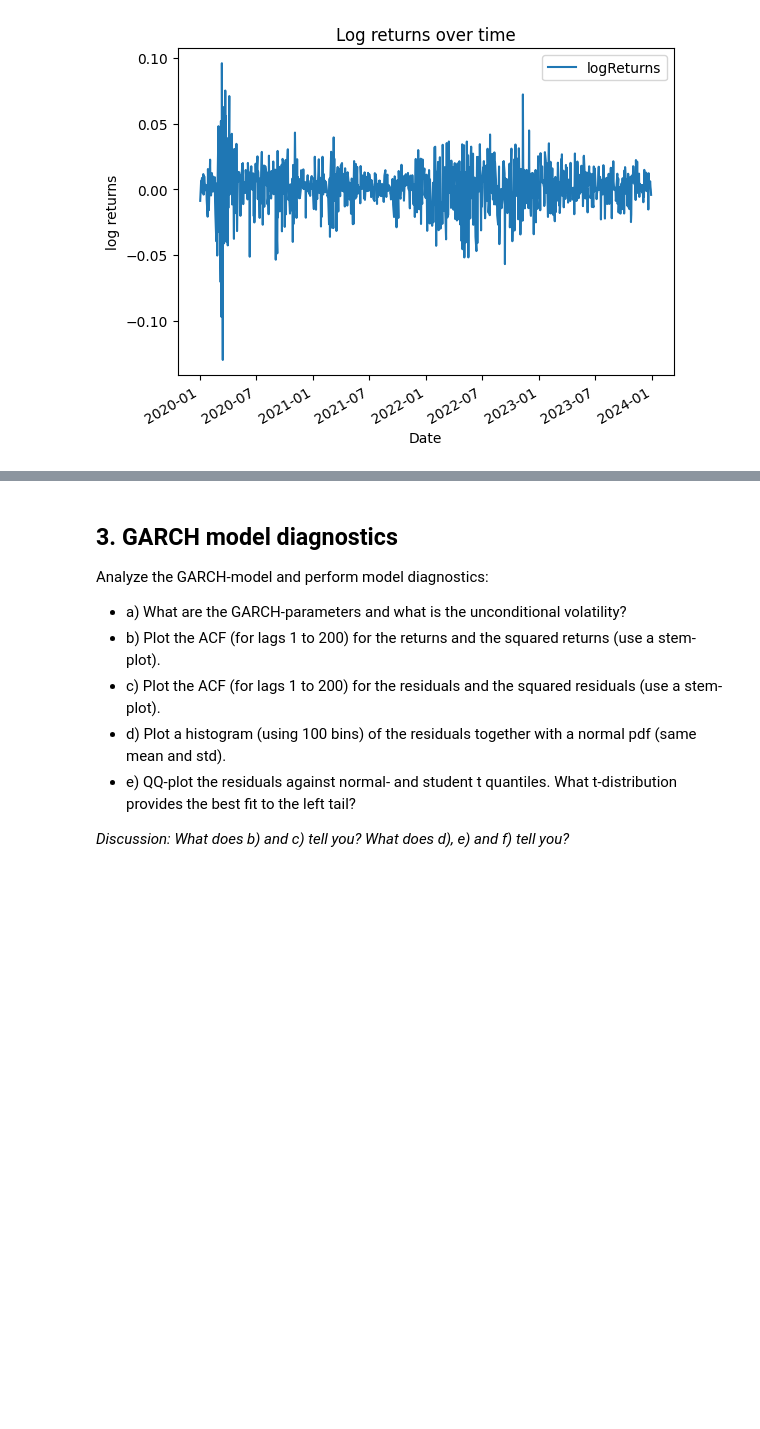
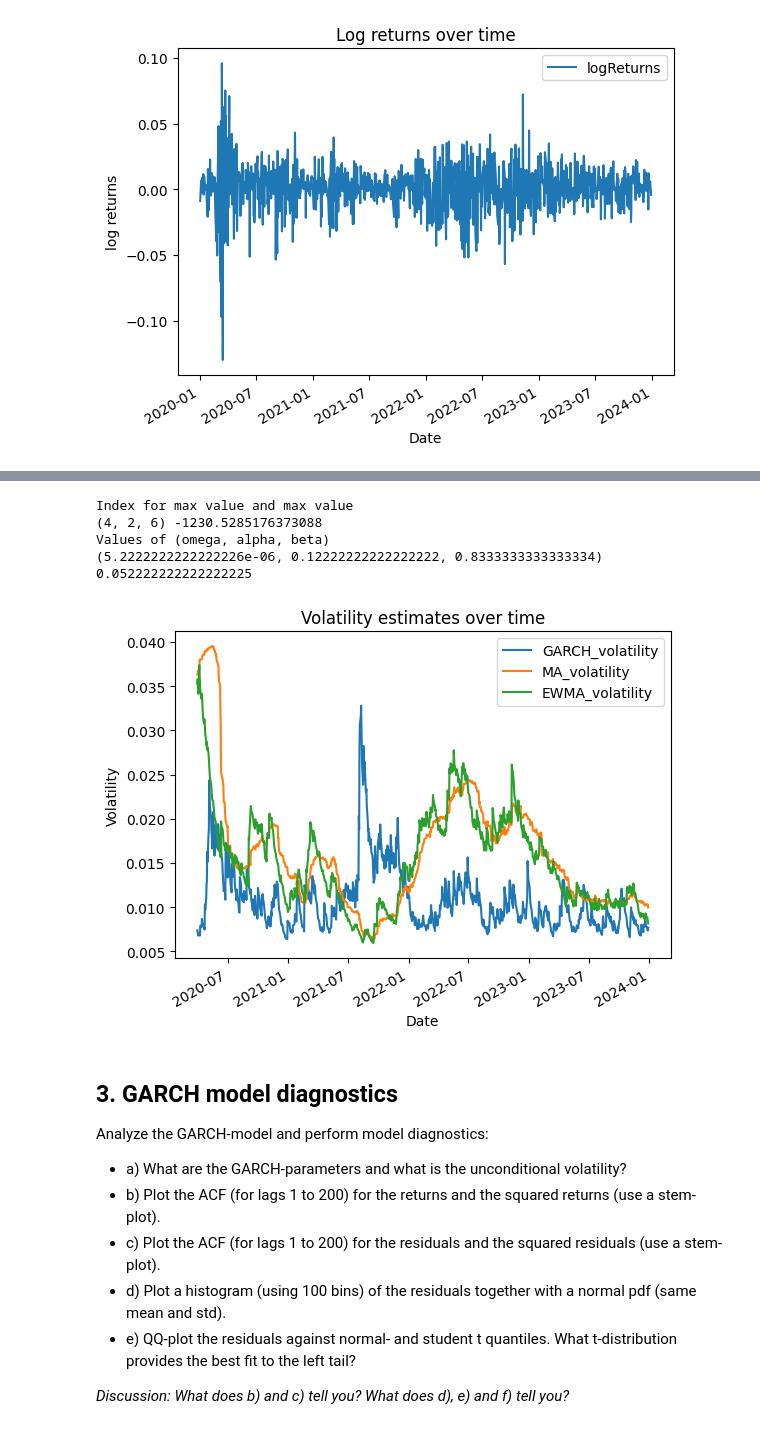
Before and after one commit to JohanHerbert/Lab1_ERM, a Jupyter notebook: Lab1_notebook.ipynb, the cells around one changed output, grey strips where cells are left out. Saved outputs shown, nothing was run; the diff lists cells and outputs as text; code cells hidden in the pictures; blank space fills up the shorter version.

```diff
--- a/Lab1_notebook.ipynb
+++ b/Lab1_notebook.ipynb
@@ -67,7 +70,7 @@ volatilityEstimateEWMA = np.zeros(price.shape[0]-T)
 initialVolatility = np.sqrt(np.mean( price.iloc[0:T]['squarePrice']))
 lambdaValue = 0.94
 
-for i in range(len(volatilityEstimateMA)):
+for i in range(len(volatilityEstimateEWMA)):
     volatilityEstimateEWMA[i] = np.sqrt( (1-lambdaValue) *  price.iloc[(i+T)]['squarePrice'] + lambdaValue* initialVolatility ** 2)
     initialVolatility = volatilityEstimateEWMA[i]
 # %%
@@ -96,0 +177,34 @@ forecast in the same plot as in 1.
+# %%
+## Find best point
+
+np.max(likelihood)
+maxValue = np.max(likelihood[likelihood != 0])
+maxIndex = np.unravel_index(np.argmax(likelihood == maxValue), likelihood. shape)
+
+print('Index for max value and max value')
+print(maxIndex, maxValue)
+
+valuesOfParameters = (OMEGA[maxIndex]/100**2, ALPHA[maxIndex], BETA[maxIndex])
+print('Values of (omega, alpha, beta)')
+print(valuesOfParameters)
+
+print(valuesOfParameters[0]*100**2)
+# %% [output]
+Index for max value and max value
+(4, 2, 6) -1230.5285176373088
+Values of (omega, alpha, beta)
+(5.2222222222222226e-06, 0.12222222222222222, 0.8333333333333334)
+0.052222222222222225
+# %%
+## Volatility estimation
+omega = valuesOfParameters[0]
+alpha = valuesOfParameters[1]
+beta =  valuesOfParameters[2]
+
+volatilityEstimateGARCH = np.zeros(testPeriod.shape[0])
+initialVolatility = np.sqrt(np.mean( estimationPeriod['squarePrice']))
+volatilityEstimateGARCH[0] = initialVolatility
+
+for i in range(0, len(volatilityEstimateGARCH)):
+    volatilityEstimateGARCH[i] = np.sqrt(omega + alpha *  price.iloc[i]['squarePrice'] +  beta * (initialVolatility ** 2))
+    initialVolatility = volatilityEstimateGARCH[i]
@@ -97,3 +215,9 @@ forecast in the same plot as in 1.
+# %%
+volDF = volatilityDf[['Close', 'logReturns', 'MA_volatility', 'EWMA_volatility']].copy()
+volDF['GARCH_volatility'] = volatilityEstimateGARCH[T+1:]
+volDF[['GARCH_volatility', 'MA_volatility', 'EWMA_volatility']].plot(title = 'Volatility estimates over time', ylabel='Volatility');
+# %% [output]
+[figure, added]
 # %% [markdown]
 ## 3. GARCH model diagnostics
 
```
Also changed, not shown: parts of 9 cells of this notebook, 3 other files.
